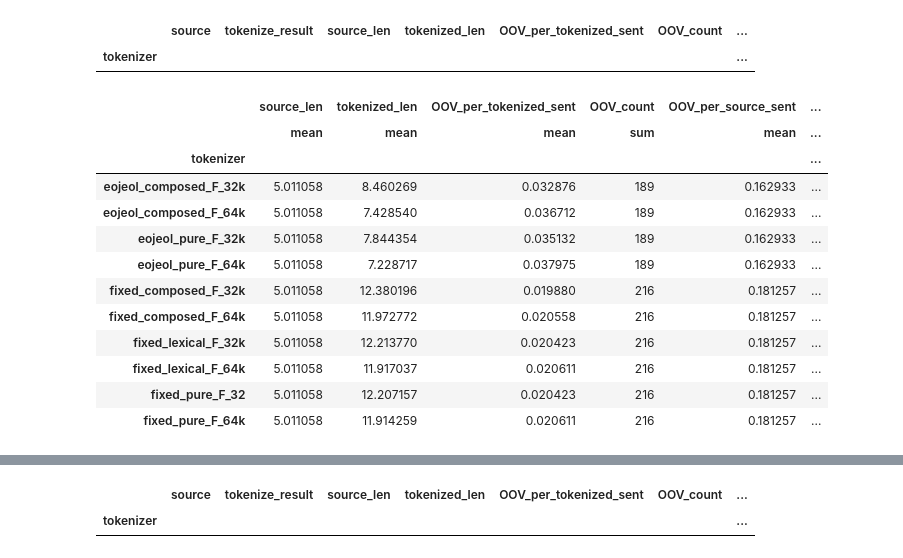
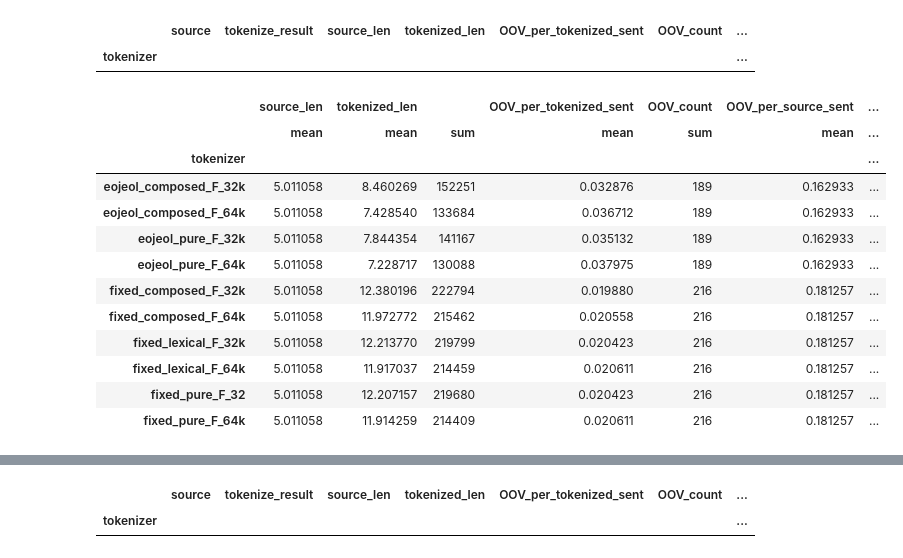
Before and after one commit to taeheejeon22/MorphSubDecomp-Korean, a Jupyter notebook: dataset_analysis/oov_analysis.ipynb, the cells around one changed output, grey strips where cells are left out. Cells and saved outputs as stored; diff of their text form; code cells hidden in the pictures.

Commit message:
token count

```diff
--- a/dataset_analysis/oov_analysis.ipynb
+++ b/dataset_analysis/oov_analysis.ipynb
@@ -575,28 +578,28 @@ cola[cola['tokenized_len'] > 128].groupby('tokenizer').count()
 # %%
 cola.groupby('tokenizer').agg({
     'source_len': ['mean'],
-    'tokenized_len': ['mean'],
+    'tokenized_len': ['mean', 'sum'],
     'OOV_per_tokenized_sent': ['mean'],
     'OOV_count': ['sum'],
     'OOV_per_source_sent': ['mean'],
     '##_per_tokenized_sent': ['mean'],
     '##_count': ['sum'],
     '##_per_source_sent': ['mean', 'size'],
 })
 # %% [output]
-|  | source_len | tokenized_len | OOV_per_tokenized_sent | OOV_count | OOV_per_source_sent | ... |
-|  | mean | mean | mean | sum | mean | ... |
-| tokenizer |  |  |  |  |  | ... |
-| eojeol_composed_F_32k | 5.011058 | 8.460269 | 0.032876 | 189 | 0.162933 | ... |
-| eojeol_composed_F_64k | 5.011058 | 7.428540 | 0.036712 | 189 | 0.162933 | ... |
-| eojeol_pure_F_32k | 5.011058 | 7.844354 | 0.035132 | 189 | 0.162933 | ... |
-| eojeol_pure_F_64k | 5.011058 | 7.228717 | 0.037975 | 189 | 0.162933 | ... |
-| fixed_composed_F_32k | 5.011058 | 12.380196 | 0.019880 | 216 | 0.181257 | ... |
-| fixed_composed_F_64k | 5.011058 | 11.972772 | 0.020558 | 216 | 0.181257 | ... |
-| fixed_lexical_F_32k | 5.011058 | 12.213770 | 0.020423 | 216 | 0.181257 | ... |
-| fixed_lexical_F_64k | 5.011058 | 11.917037 | 0.020611 | 216 | 0.181257 | ... |
-| fixed_pure_F_32 | 5.011058 | 12.207157 | 0.020423 | 216 | 0.181257 | ... |
-| fixed_pure_F_64k | 5.011058 | 11.914259 | 0.020611 | 216 | 0.181257 | ... |
+|  | source_len | tokenized_len |  | OOV_per_tokenized_sent | OOV_count | OOV_per_source_sent | ... |
+|  | mean | mean | sum | mean | sum | mean | ... |
+| tokenizer |  |  |  |  |  |  | ... |
+| eojeol_composed_F_32k | 5.011058 | 8.460269 | 152251 | 0.032876 | 189 | 0.162933 | ... |
+| eojeol_composed_F_64k | 5.011058 | 7.428540 | 133684 | 0.036712 | 189 | 0.162933 | ... |
+| eojeol_pure_F_32k | 5.011058 | 7.844354 | 141167 | 0.035132 | 189 | 0.162933 | ... |
+| eojeol_pure_F_64k | 5.011058 | 7.228717 | 130088 | 0.037975 | 189 | 0.162933 | ... |
+| fixed_composed_F_32k | 5.011058 | 12.380196 | 222794 | 0.019880 | 216 | 0.181257 | ... |
+| fixed_composed_F_64k | 5.011058 | 11.972772 | 215462 | 0.020558 | 216 | 0.181257 | ... |
+| fixed_lexical_F_32k | 5.011058 | 12.213770 | 219799 | 0.020423 | 216 | 0.181257 | ... |
+| fixed_lexical_F_64k | 5.011058 | 11.917037 | 214459 | 0.020611 | 216 | 0.181257 | ... |
+| fixed_pure_F_32 | 5.011058 | 12.207157 | 219680 | 0.020423 | 216 | 0.181257 | ... |
+| fixed_pure_F_64k | 5.011058 | 11.914259 | 214409 | 0.020611 | 216 | 0.181257 | ... |
 # %%
 nsmc_train = pd.read_csv('dataset_analysis/tokenized/nsmc_train.tsv', sep='\t')
 nsmc_dev = pd.read_csv('dataset_analysis/tokenized/nsmc_dev.tsv', sep='\t')
```
Also changed, not shown: parts of 6 cells of this notebook.
